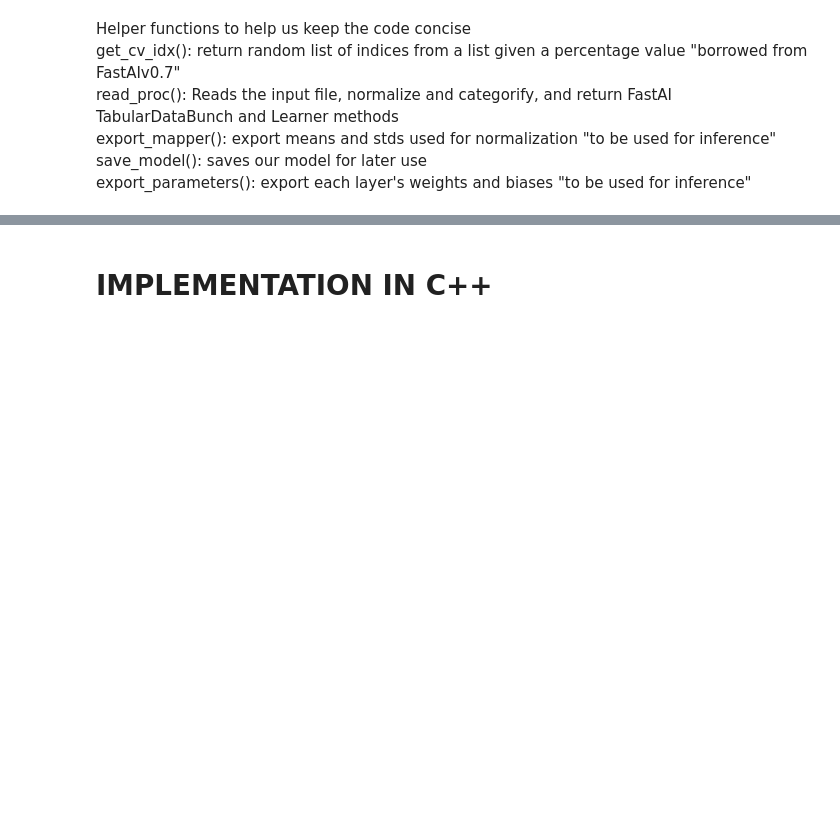
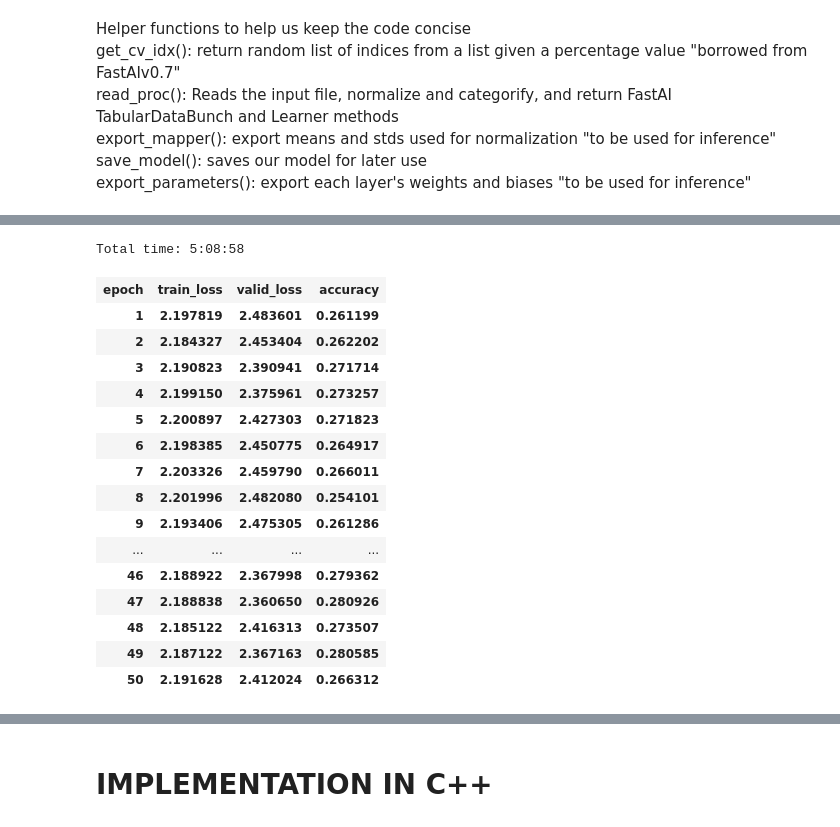
Before and after one commit to longshandu/HM16.9-NN_FME, a Jupyter notebook: NN_training.ipynb, the cells around one changed output, grey strips where cells are left out. Drawn from its saved outputs; the diff is of its cells as text; code cells hidden in the pictures; blank space fills up the shorter version.

```diff
--- a/NN_training.ipynb
+++ b/NN_training.ipynb
@@ -132,3 +134,23 @@ Total time: 2:33:46
+# %%
+learn.fit_one_cycle(50, 1e-3)
+# %% [output]
+Total time: 5:08:58
+| epoch | train_loss | valid_loss | accuracy |
+| 1 | 2.197819 | 2.483601 | 0.261199 |
+| 2 | 2.184327 | 2.453404 | 0.262202 |
+| 3 | 2.190823 | 2.390941 | 0.271714 |
+| 4 | 2.199150 | 2.375961 | 0.273257 |
+| 5 | 2.200897 | 2.427303 | 0.271823 |
+| 6 | 2.198385 | 2.450775 | 0.264917 |
+| 7 | 2.203326 | 2.459790 | 0.266011 |
+| 8 | 2.201996 | 2.482080 | 0.254101 |
+| 9 | 2.193406 | 2.475305 | 0.261286 |
+| ... | ... | ... | ... |
+| 46 | 2.188922 | 2.367998 | 0.279362 |
+| 47 | 2.188838 | 2.360650 | 0.280926 |
+| 48 | 2.185122 | 2.416313 | 0.273507 |
+| 49 | 2.187122 | 2.367163 | 0.280585 |
+| 50 | 2.191628 | 2.412024 | 0.266312 |
 # %%
 learn.recorder.plot_losses()
 # %% [output]
```
Also changed, not shown: parts of 6 cells of this notebook, 51 other files.
